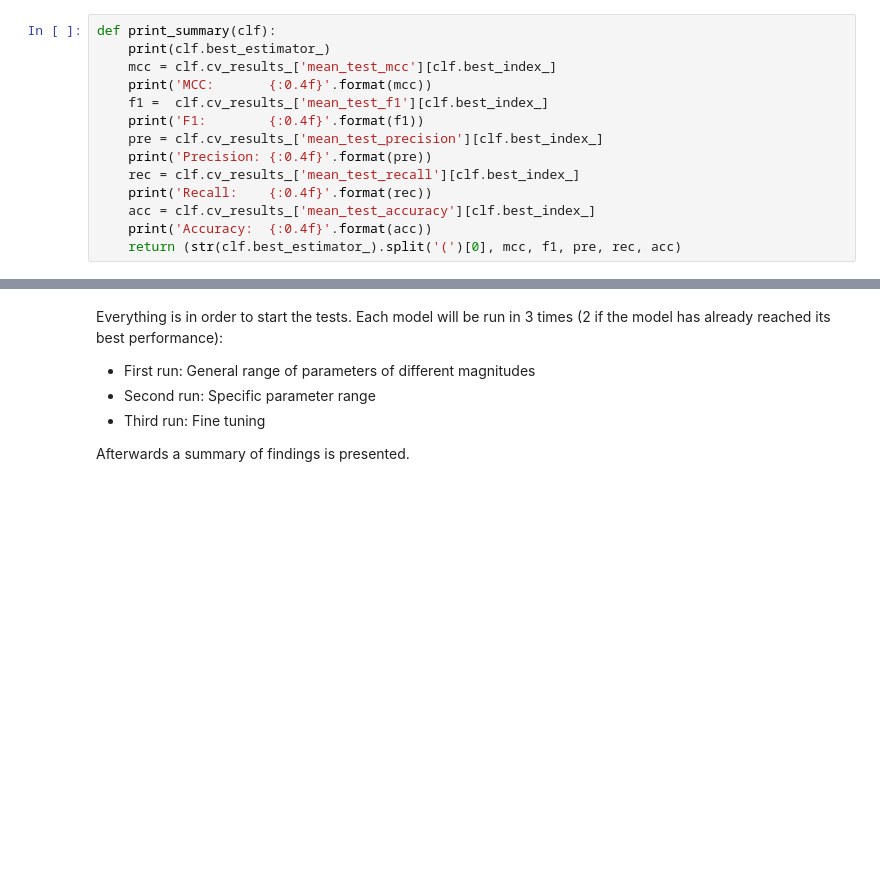
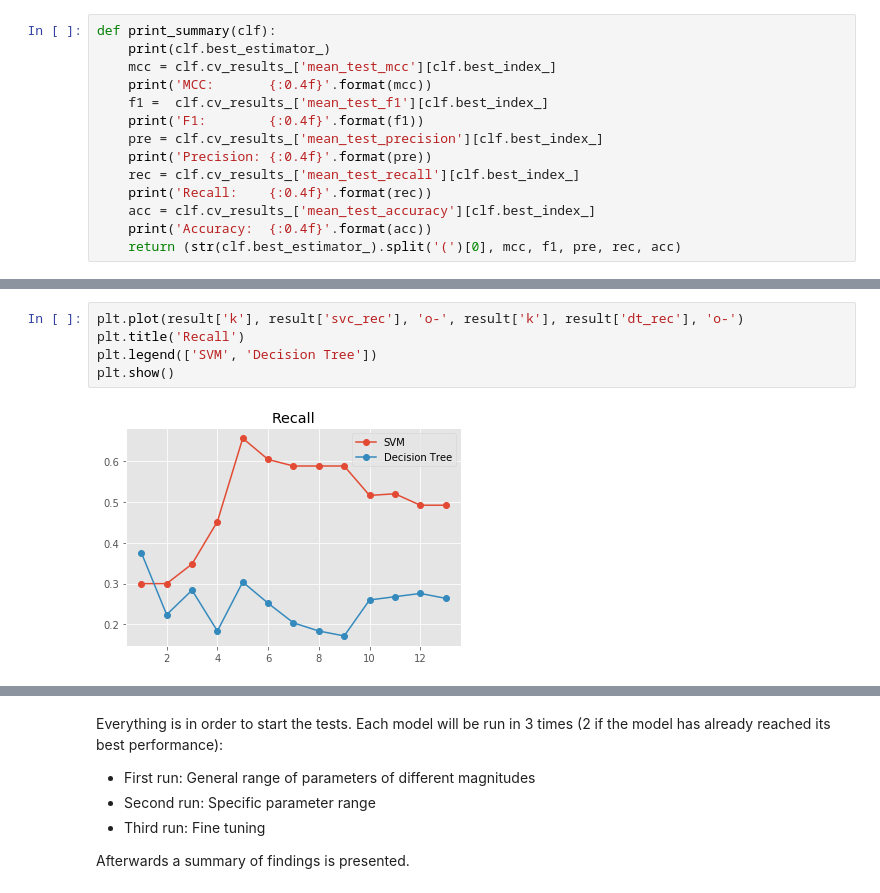
Before and after one commit to fmaletski/enron-poi-identifier, a Jupyter notebook: workflow.ipynb, the cells around one changed output, grey strips where cells are left out. Drawn from its saved outputs; the diff is of its cells as text; blank space fills up the shorter version.

```diff
--- a/workflow.ipynb
+++ b/workflow.ipynb
@@ -456,0 +665,7 @@ def print_summary(clf):
+# %%
+plt.plot(result['k'], result['svc_rec'], 'o-', result['k'], result['dt_rec'], 'o-')
+plt.title('Recall')
+plt.legend(['SVM', 'Decision Tree'])
+plt.show()
+# %% [output]
+[figure, added]
```
Also changed, not shown: parts of 141 cells of this notebook, 13 other files.
